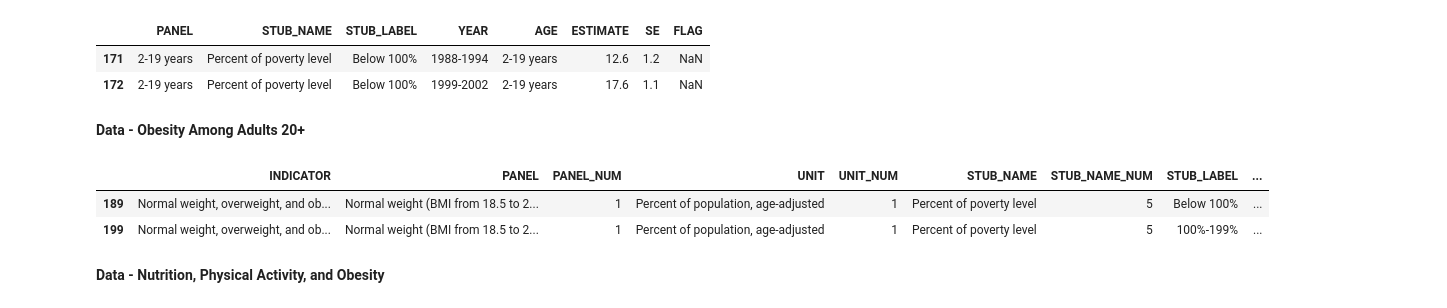
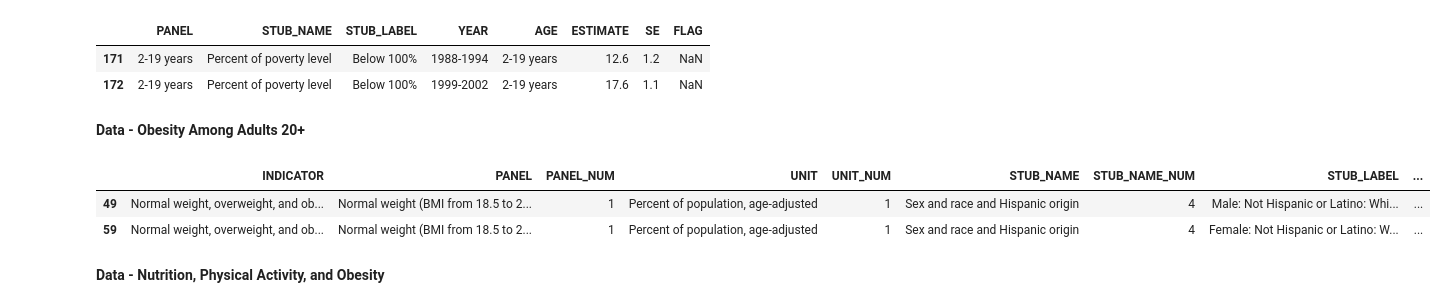
Before and after one commit to rafaymk02/Obesity-Factors-Analysis-US-, a Jupyter notebook: Progress_Report.ipynb, the cells around one changed output. Drawn from its saved outputs; the diff is of its cells as text; code cells hidden in the pictures.

Commit message:
put obesity_adult analysis in Progress_Report

```diff
--- a/Progress_Report.ipynb
+++ b/Progress_Report.ipynb
@@ -29,15 +29,15 @@ poverty_obesity.head(n = 2)
 # %% [markdown]
 **Data - Obesity Among Adults 20+**
 # %%
-df = pd.read_csv("Normal_weight__overweight__and_obesity_among_adults_aged_20_and_over__by_selected_characteristics__United_States.csv")
-raceGender_df = cleanGenderRace(df)
-age_df = cleanAge(df)
-poverty_df = cleanPoverty(df)
-poverty_df.head(n = 2)
+obesity_adult = pd.read_csv("Normal_weight__overweight__and_obesity_among_adults_aged_20_and_over__by_selected_characteristics__United_States.csv")
+panelDict, unitDict, stubNameDict, stubLabelDict, yearDict, ageDict = data1_helper.getMapping(obesity_adult)
+raceGender_df = data1_helper.cleanGenderRace(obesity_adult)
+age_df = data1_helper.cleanAge(obesity_adult)
+raceGender_df.head(2)
 # %% [output]
 |  | INDICATOR | PANEL | PANEL_NUM | UNIT | UNIT_NUM | STUB_NAME | STUB_NAME_NUM | STUB_LABEL | ... |
-| 189 | Normal weight, overweight, and ob... | Normal weight (BMI from 18.5 to 2... | 1 | Percent of population, age-adjusted | 1 | Percent of poverty level | 5 | Below 100% | ... |
-| 199 | Normal weight, overweight, and ob... | Normal weight (BMI from 18.5 to 2... | 1 | Percent of population, age-adjusted | 1 | Percent of poverty level | 5 | 100%-199% | ... |
+| 49 | Normal weight, overweight, and ob... | Normal weight (BMI from 18.5 to 2... | 1 | Percent of population, age-adjusted | 1 | Sex and race and Hispanic origin | 4 | Male: Not Hispanic or Latino: Whi... | ... |
+| 59 | Normal weight, overweight, and ob... | Normal weight (BMI from 18.5 to 2... | 1 | Percent of population, age-adjusted | 1 | Sex and race and Hispanic origin | 4 | Female: Not Hispanic or Latino: W... | ... |
 # %% [markdown]
 **Data - Nutrition, Physical Activity, and Obesity**
 # %% [markdown]
```
Also changed, not shown: parts of 8 cells of this notebook, 2 other files.
